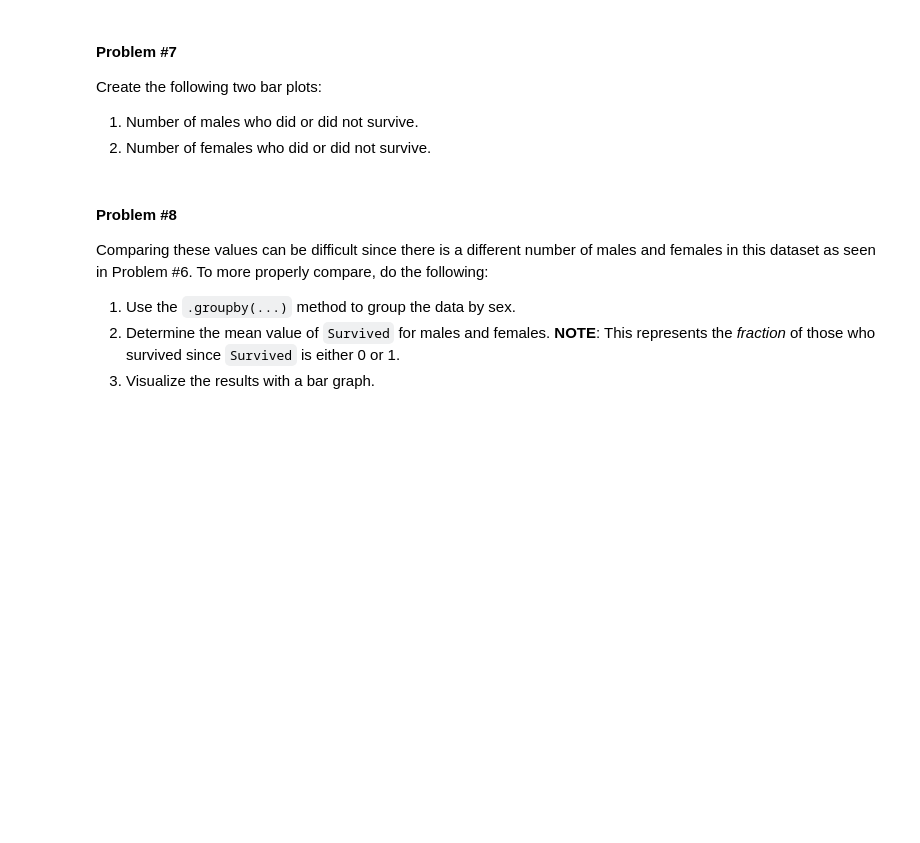
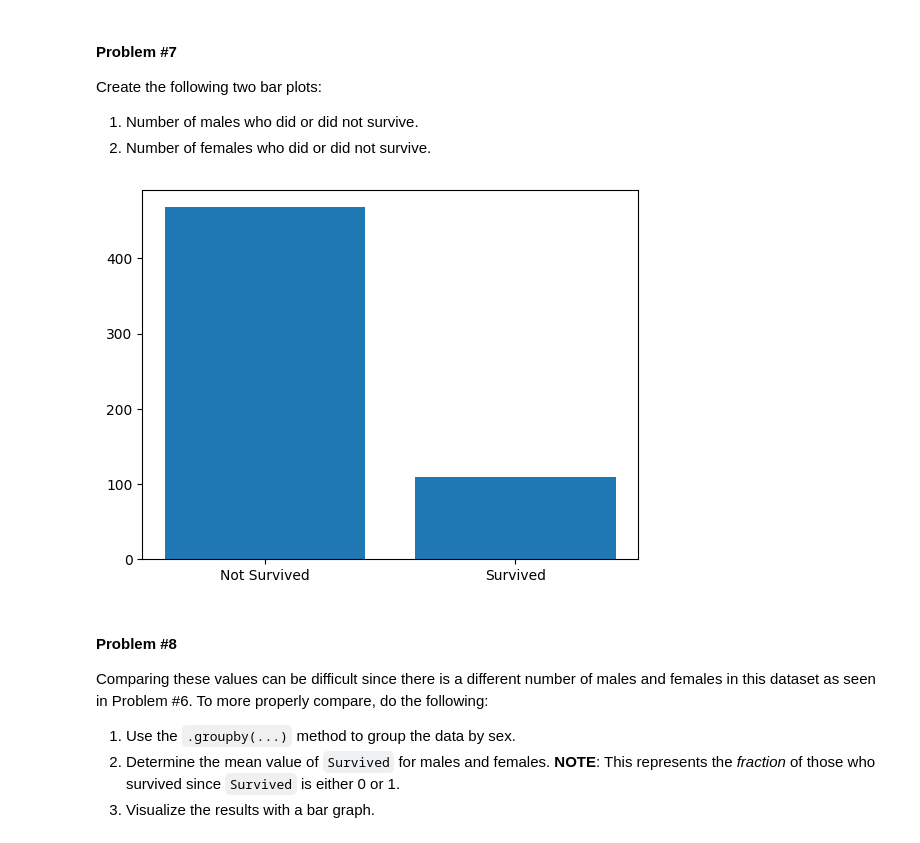
Before and after one commit to shohd614/-notebook, a Jupyter notebook: Copy_of_DSRP_Day_5_Lab_Notebook_[STUDENT].ipynb, the cells around one changed output. Cells and saved outputs as stored; diff of their text form; code cells hidden in the pictures; blank space fills up the shorter version.

```diff
--- a/Copy_of_DSRP_Day_5_Lab_Notebook_[STUDENT].ipynb
+++ b/Copy_of_DSRP_Day_5_Lab_Notebook_[STUDENT].ipynb
@@ -118,15 +169,17 @@ Create the following two bar plots:
 # %%
 categories = ['Not Survived', 'Survived']
 
-male_data = data[# COMPLETE THIS CODE
-male_bars = male_data[# COMPLETE THIS CODE
+male_data = data[ data["Sex"] == 'male' ]# COMPLETE THIS CODE
+male_bars = male_data["Survived"].value_counts()# COMPLETE THIS CODE
 
-plt.bar(# COMPLETE THIS CODE
+plt.bar(categories,male_bars)# COMPLETE THIS CODE
 
-plt.ylabel(# COMPLETE THIS CODE
-plt.title(# COMPLETE THIS CODE
+plt.ylabel("")# COMPLETE THIS CODE
+plt.title("")# COMPLETE THIS CODE
 
 plt.show()
+# %% [output]
+[figure, added]
 # %%
 # COMPLETE THIS CODE
 # %% [markdown]
```
Also changed, not shown: parts of 14 cells of this notebook.
